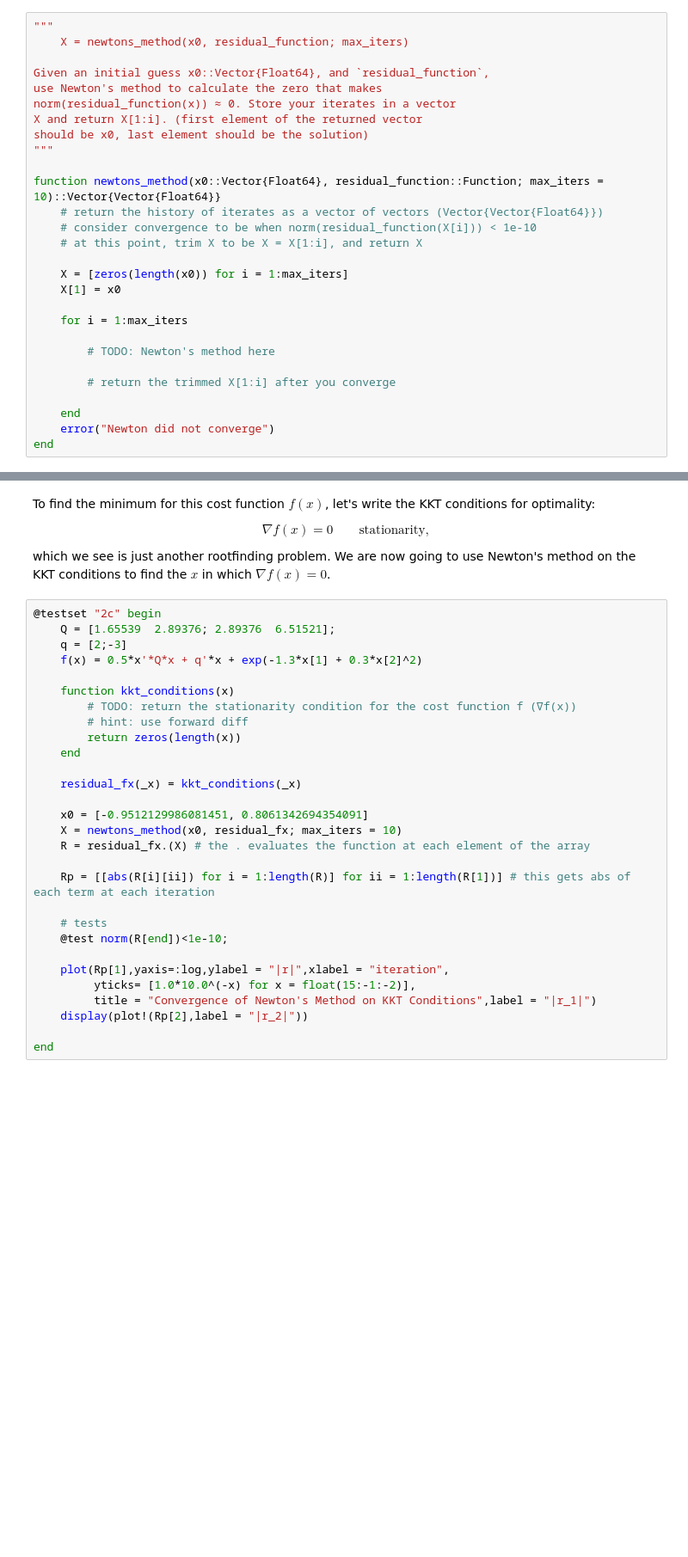
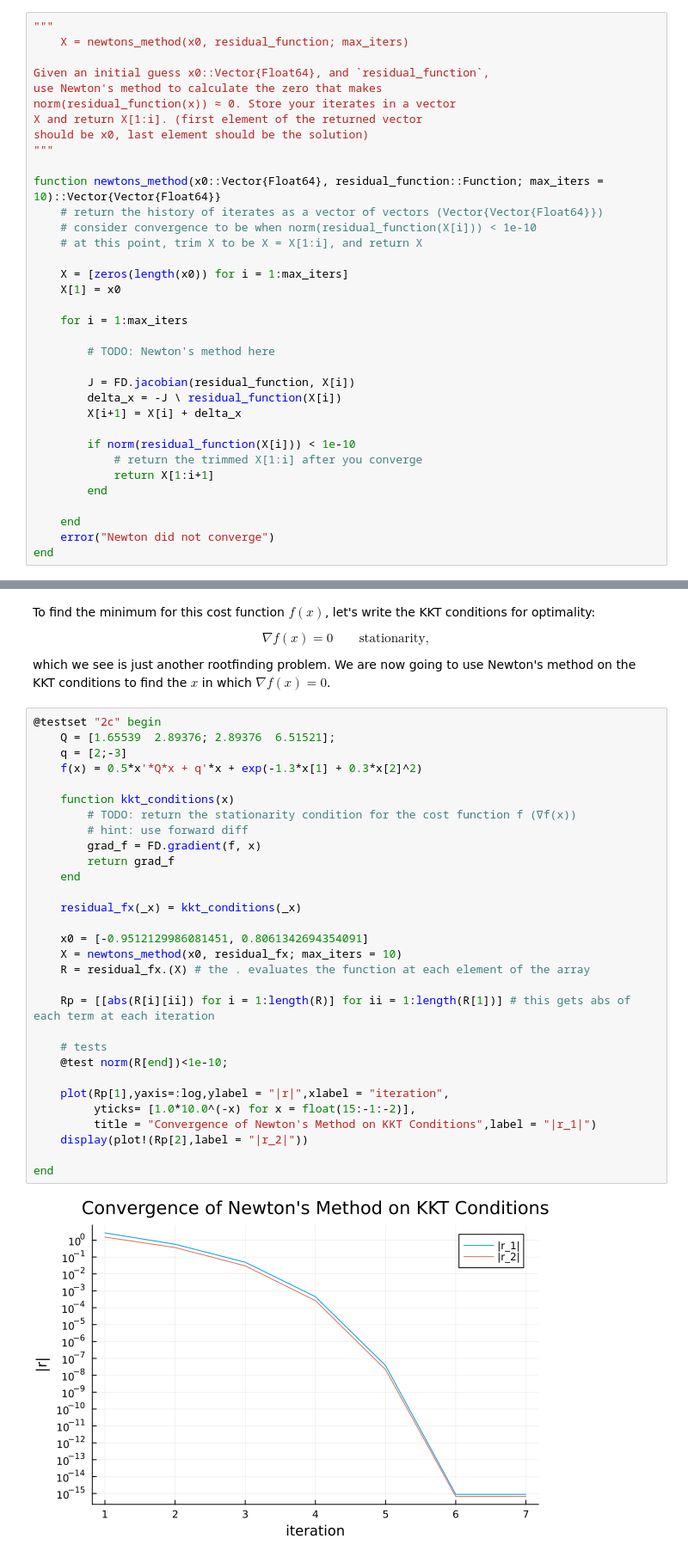
Before and after one commit to w3ichen/HW0_S25, a Jupyter notebook: Q2.ipynb, the cells around one changed output, grey strips where cells are left out. Shown at 86% size. Cells and saved outputs as stored; diff of their text form; blank space fills up the shorter version.

```diff
--- a/Q2.ipynb
+++ b/Q2.ipynb
@@ -108,7 +123,14 @@ function newtons_method(x0::Vector{Float64}, residual_function::Function; max_it
 
         # TODO: Newton's method here
 
-        # return the trimmed X[1:i] after you converge
+        J = FD.jacobian(residual_function, X[i])
+        delta_x = -J \ residual_function(X[i])
+        X[i+1] = X[i] + delta_x
+
+        if norm(residual_function(X[i])) < 1e-10
+            # return the trimmed X[1:i] after you converge
+            return X[1:i+1]
+        end
 
     end
     error("Newton did not converge")
@@ -159,29 +190,32 @@ which we see is just another rootfinding problem. We are now going to use Newton
 # %%
 @testset "2c" begin
     Q = [1.65539  2.89376; 2.89376  6.51521];
     q = [2;-3]
     f(x) = 0.5*x'*Q*x + q'*x + exp(-1.3*x[1] + 0.3*x[2]^2)
 
     function kkt_conditions(x)
         # TODO: return the stationarity condition for the cost function f (∇f(x))
         # hint: use forward diff
-        return zeros(length(x))
+        grad_f = FD.gradient(f, x)
+        return grad_f
     end
 
     residual_fx(_x) = kkt_conditions(_x)
 
     x0 = [-0.9512129986081451, 0.8061342694354091]
     X = newtons_method(x0, residual_fx; max_iters = 10)
     R = residual_fx.(X) # the . evaluates the function at each element of the array
 
     Rp = [[abs(R[i][ii]) for i = 1:length(R)] for ii = 1:length(R[1])] # this gets abs of each term at each iteration
 
     # tests
     @test norm(R[end])<1e-10;
 
     plot(Rp[1],yaxis=:log,ylabel = "|r|",xlabel = "iteration",
          yticks= [1.0*10.0^(-x) for x = float(15:-1:-2)],
          title = "Convergence of Newton's Method on KKT Conditions",label = "|r_1|")
     display(plot!(Rp[2],label = "|r_2|"))
 
 end
+# %% [output]
+[figure, added]
```
Also changed, not shown: parts of 8 cells of this notebook, 1 other file.
